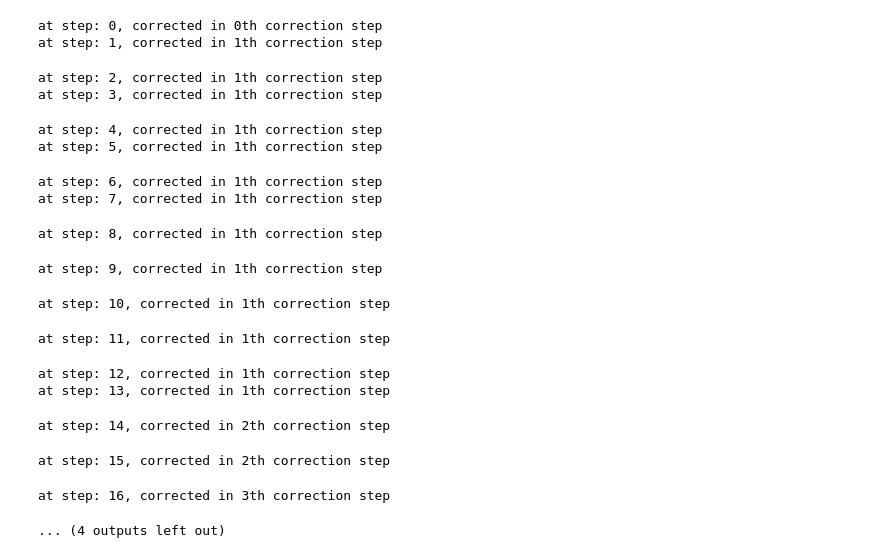
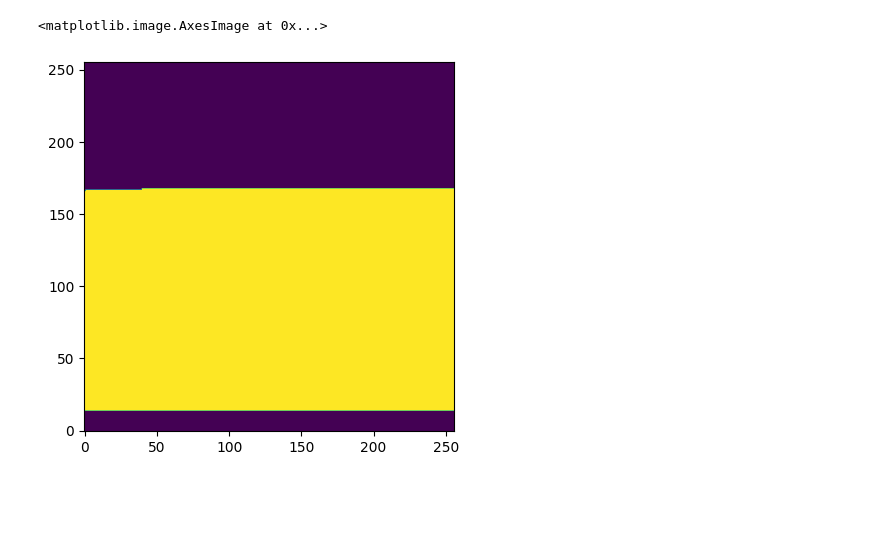
Before and after one commit to Mafaz03/CFD_DiT, a Jupyter notebook: inference/solver_inference.ipynb, the cells around one changed output. Drawn from its saved outputs; the diff is of its cells as text; code cells hidden in the pictures; blank space fills up the shorter version.

```diff
--- a/inference/solver_inference.ipynb
+++ b/inference/solver_inference.ipynb
@@ -46,7 +46,7 @@ P_CLIP_MAX = config["Stats"][folder]["P_CLIP_MAX"]
 stats = config['Stats'][folder]
 
 dataset    = dataset_cfd.dataset_csv(folder = f"{ROOT}/Data/Problems/{folder}_domain", meta = folder, eps=0.001)
-dataloader = DataLoader(dataset, batch_size = 1, shuffle=True, num_workers=2)
+dataloader = DataLoader(dataset, batch_size = 10, shuffle=True, num_workers=2)
 # %%
 @torch.no_grad()
 def sample_ddpm(latent_grid_size: int, dit, vae, device, scheduler, number, **kwargs):
@@ -344,37 +358,0 @@ u_grid_pred, v_grid_pred, p_grid_pred, div_pred, momentum_res_pred, mag_pred = p
-# %%
-solver = sample_heun
-# solver = partial(solver, num_steps = 10) # DDIM
-# solver = partial(solver) # DDIM + Huen
-
-u_grid_pred, v_grid_pred, p_grid_pred, div_pred, momentum_res_pred, mag_pred = predict(dit, vae, scheduler, re_value = 2500, sample_fn = solver,
-                                                                                        re_mean = RE_MEAN, re_std = RE_STD,
-                                                                                        u_clip_min = U_CLIP_MIN, u_clip_max = U_CLIP_MAX,
-                                                                                        v_clip_min = V_CLIP_MIN, v_clip_max = V_CLIP_MAX,
-                                                                                        P_clip_min = P_CLIP_MIN, P_clip_max = P_CLIP_MAX,
-                                                                                        grid_size = 256,
-                                                                                        device = device, plot = True,
-
-                                                                                        boundaries = m,
-                                                                                        num_steps = 20,
-                                                                                        tolerance = 1e-3,
-                                                                                        max_correction_iter = 20
-                                                                                        )
-# %% [output]
-at step: 0, corrected in 0th correction step
-at step: 1, corrected in 1th correction step
-at step: 2, corrected in 1th correction step
-at step: 3, corrected in 1th correction step
-at step: 4, corrected in 1th correction step
-at step: 5, corrected in 1th correction step
-at step: 6, corrected in 1th correction step
-at step: 7, corrected in 1th correction step
-at step: 8, corrected in 1th correction step
-at step: 9, corrected in 1th correction step
-at step: 10, corrected in 1th correction step
-at step: 11, corrected in 1th correction step
-at step: 12, corrected in 1th correction step
-at step: 13, corrected in 1th correction step
-at step: 14, corrected in 2th correction step
-at step: 15, corrected in 2th correction step
-at step: 16, corrected in 3th correction step
-... (4 outputs left out)
@@ -380,0 +366,5 @@ at step: 16, corrected in 3th correction step
+# %%
+plt.imshow(mask[4], origin="lower")
+# %% [output]
+<matplotlib.image.AxesImage at 0x...>
+[figure, added]
```
Also changed, not shown: parts of 10 cells of this notebook, 9 other files.
